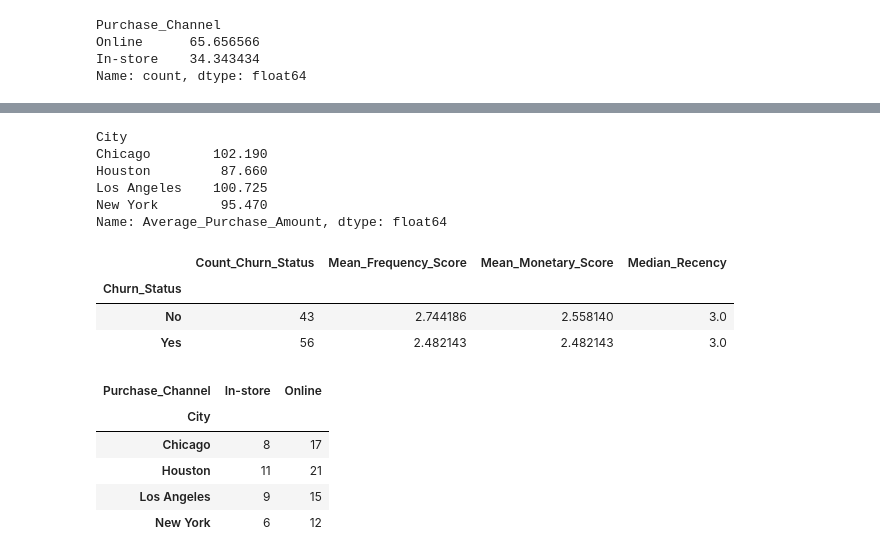
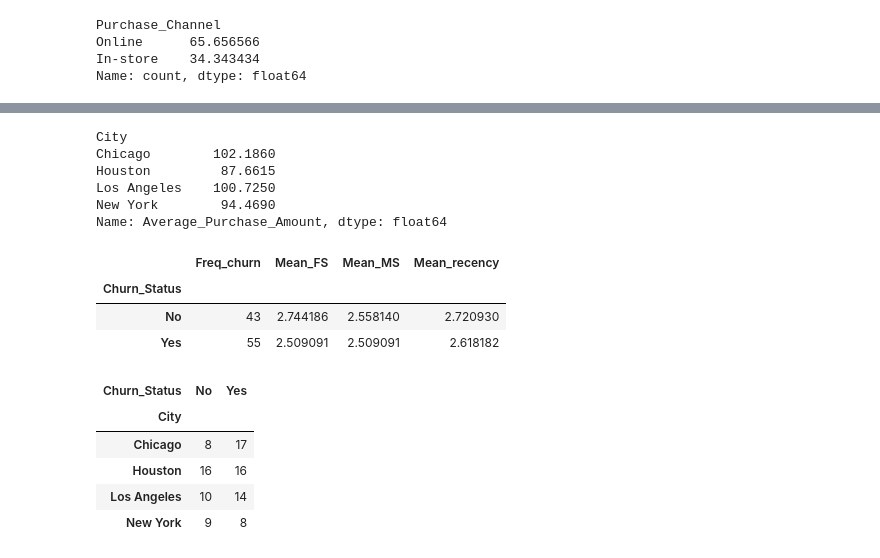
Before and after one commit to tezendra71/DataSciencett, a Jupyter notebook: Projects/E_Com/Full code/E_Com.ipynb, the cells around one changed output, grey strips where cells are left out. Drawn from its saved outputs; the diff is of its cells as text; code cells hidden in the pictures.

```diff
--- a/Projects/E_Com/Full code/E_Com.ipynb
+++ b/Projects/E_Com/Full code/E_Com.ipynb
@@ -217,7 +219,7 @@ final_df.head(5)
 | 3 | C004 | Male | 34 | 58030.0 | Chicago | Midwest | 6 | 67.329 | ... |
 | 4 | C005 | Male | 30 | 78889.0 | Houston | Midwest | 3 | 52.763 | ... |
 # %%
-final_df = round(final_df.drop(columns=['CustomerID.1'], axis=1), 2)
+final_df = (final_df.drop(columns=['CustomerID.1'], axis=1))
 final_df.head(5)
 # %% [output]
 |  | CustomerID | Gender | Age | Income | City | Region | Frequency_of_Purchases | Average_Purchase_Amount | ... |
@@ -244,0 +259,2 @@ Name: count, dtype: float64
+# %%
+final_df = final_df[final_df['Average_Purchase_Amount'] != 13423411.958]
@@ -247,28 +275,33 @@ city_purchase_amount = final_df.groupby('City')['Average_Purchase_Amount'].media
 city_purchase_amount
 # %% [output]
 City
-Chicago        102.190
-Houston         87.660
-Los Angeles    100.725
-New York        95.470
+Chicago        102.1860
+Houston         87.6615
+Los Angeles    100.7250
+New York        94.4690
 Name: Average_Purchase_Amount, dtype: float64
 # %%
-pivot_table = final_df.pivot_table(index='Churn_Status', values=['Recency', 'Frequency_Score', 'Monetary_Score'], aggfunc={'Recency': 'median', 'Frequency_Score': 'mean', 'Monetary_Score': 'mean','Churn_Status': 'count'})
+pivot_table = final_df.pivot_table(index = 'Churn_Status',
+                                     values = ['Recency', 'Frequency_Score', 'Monetary_Score'],
+                                     aggfunc = {'Recency':'mean', 'Frequency_Score':'mean', 'Monetary_Score':'mean', 'Churn_Status':'count'})
 # %%
-pivot_table = pivot_table.rename(columns={'Churn_Status':'Freq_Churn', 'Recency':'Median_Recency', 'Frequency_Score':'Mean_Frequency_Score', 'Monetary_Score':'Mean_Monetary_Score','Freq_Churn':'Count_Churn_Status'})
+pivot_table = pivot_table.rename(columns = {'Churn_Status':'Freq_churn',
+                                            'Recency':'Mean_recency',
+                                            'Frequency_Score':'Mean_FS', 'Monetary_Score':'Mean_MS'})
+
 pivot_table
 # %% [output]
-|  | Count_Churn_Status | Mean_Frequency_Score | Mean_Monetary_Score | Median_Recency |
+|  | Freq_churn | Mean_FS | Mean_MS | Mean_recency |
 | Churn_Status |  |  |  |  |
-| No | 43 | 2.744186 | 2.558140 | 3.0 |
-| Yes | 56 | 2.482143 | 2.482143 | 3.0 |
+| No | 43 | 2.744186 | 2.558140 | 2.720930 |
+| Yes | 55 | 2.509091 | 2.509091 | 2.618182 |
 # %%
-cross_tab = pd.crosstab(final_df['City'], final_df['Purchase_Channel'])
+cross_tab = pd.crosstab(final_df['City'], final_df['Churn_Status'])
 cross_tab
 # %% [output]
-| Purchase_Channel | In-store | Online |
+| Churn_Status | No | Yes |
 | City |  |  |
 | Chicago | 8 | 17 |
-| Houston | 11 | 21 |
-| Los Angeles | 9 | 15 |
-| New York | 6 | 12 |
+| Houston | 16 | 16 |
+| Los Angeles | 10 | 14 |
+| New York | 9 | 8 |
```
Also changed, not shown: parts of 30 cells of this notebook, 8 other files.
